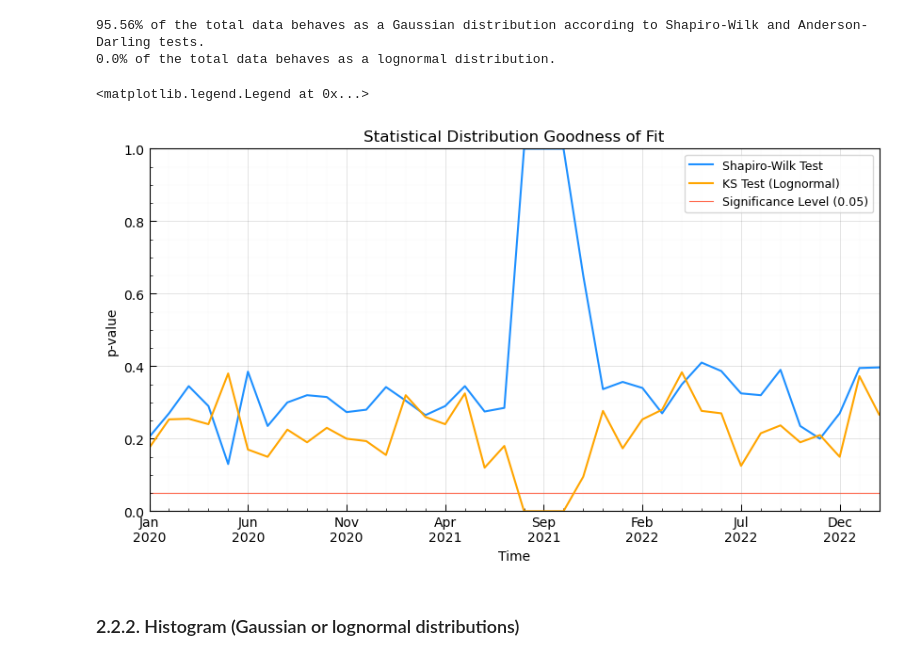
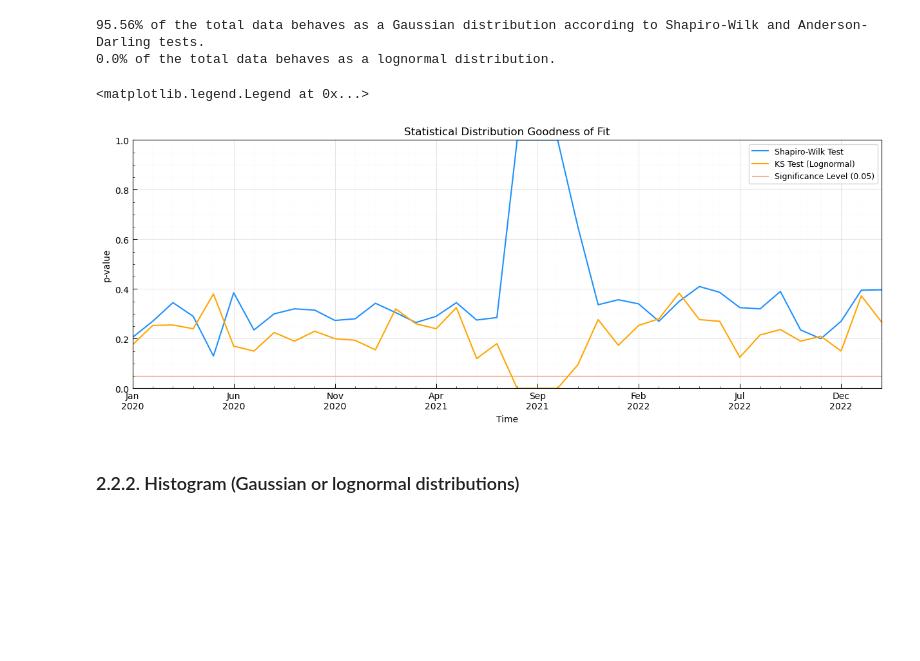
Before and after one commit to salazarna/synthetic-irradiance-sequence, a Jupyter notebook: examples/notebook.ipynb, the cells around one changed output. Drawn from its saved outputs; the diff is of its cells as text; code cells hidden in the pictures; blank space fills up the shorter version.

```diff
--- a/examples/notebook.ipynb
+++ b/examples/notebook.ipynb
@@ -341,35 +341,35 @@ print(f'{np.round(a=grouped_lognormal, decimals=2)}% of the total data behaves a
 # %%
 aux_grouped_distributions = GROUPED_DISTRIBUTIONS.groupby(['year', 'month']).mean()
 x_axis = [f'{MONTHS[str(i[1])]}\n{i[0]}' for i in aux_grouped_distributions.index]
 
 XTICKS = np.arange(start=0, stop=37, step=5)
 LABELS = [x_axis[i] for i in XTICKS]
 
-hor = 10
+hor = 15
 ver = 5
 plt.figure(figsize=(hor,ver), dpi=100)
 
 plt.plot(aux_grouped_distributions['shapiro_wilk'].values, color='dodgerblue', label='Shapiro-Wilk Test')
 plt.plot(aux_grouped_distributions['lognormal_test'].values, color='orange', label='KS Test (Lognormal)')
 plt.axhline(y=0.05, linewidth=0.8, color='tomato', label='Significance Level (0.05)', zorder=0)
 
 plt.title(f'Statistical Distribution Goodness of Fit')
 plt.ylabel('p-value')
 plt.xlabel('Time')
 plt.tick_params(which='major', direction='in', length=5, width=0.75, grid_alpha=0.3)
 plt.tick_params(which='minor', direction='in', length=2.5, width=0.5, grid_alpha=0.3)
 plt.xticks(rotation=0, ticks=XTICKS, labels=LABELS)
 plt.minorticks_on()
 plt.ylim(0, 1)
 plt.xlim(0, len(aux_grouped_distributions)-1)
 plt.grid(True)
 plt.grid(visible=True, which='major', color='grey', linestyle='-', linewidth=0.5)
 plt.grid(visible=True, which='minor', color='lightgrey', linestyle='-', linewidth=0.3, alpha=0.2)
 plt.tight_layout
 plt.legend(loc='best', fontsize=9) # bbox_to_anchor=(1,1)
 # %% [output]
 <matplotlib.legend.Legend at 0x...>
-[figure, old version]
+[figure, new version]
 # %% [markdown]
 ### 2.2.2. Histogram (Gaussian or lognormal distributions)
 # %%
```
Also changed, not shown: parts of 20 cells of this notebook.
